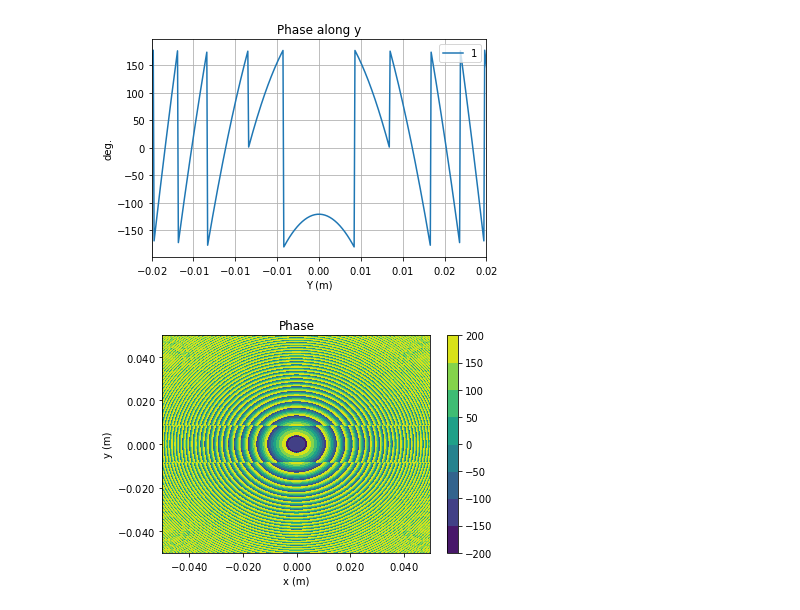
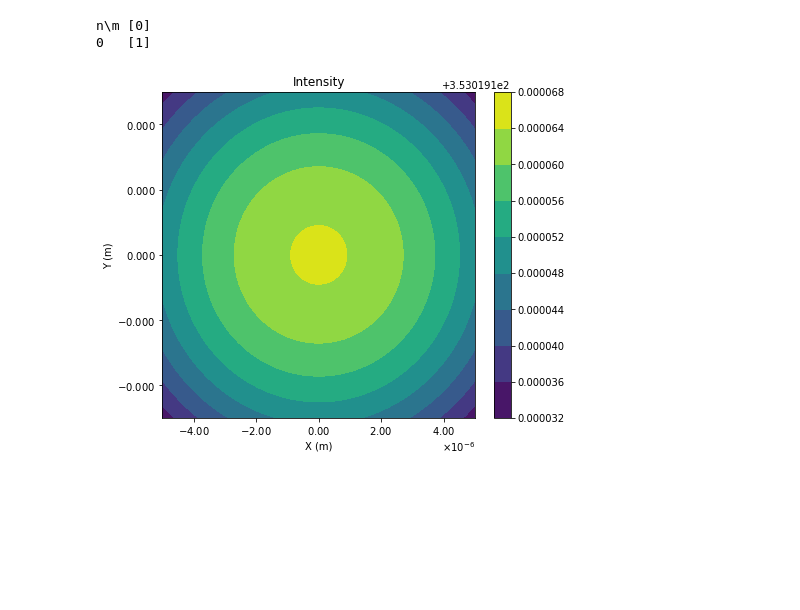
Before and after one commit to Edwards-Paul/Python-HG-Modes, a Jupyter notebook: HG Modes/Testing.ipynb, the cells around one changed output. Cells and saved outputs as stored; diff of their text form; code cells hidden in the pictures; blank space fills up the shorter version.

Commit message:
Plots and calc2, calc1 gouy
-calc2 plots
-calc1 gouy

```diff
--- a/HG Modes/Testing.ipynb
+++ b/HG Modes/Testing.ipynb
@@ -45,10 +37,18 @@ pl.PhaseSliceY(0,f2,xlim=[-0.02,0.02])
 # %%
 f4=pl.Calculate(params=pl.defaultParams,plane=pl.defaultPlane,modes=[(0,0,1)],z=50)
 # %%
-pl.PhaseSliceY(0,f4,xlim=[-0.02,0.02])
+#pl.PhaseSliceY(0,f4,xlim=[-0.02,0.02])
-# %% [output]
-[figure, removed]
 # %%
-pl.PhaseContour(f4)
+#pl.PhaseContour(f4)
-# %% [output]
-[figure, removed]
+# %%
+modes3=pl.Modes((0,0,1))
+pl.ShowModes(modes3)
+f9 = pl.Calculate(pl.defaultParams,pl.defaultPlane,modes3,100)
+
+pl.Contour(f9)
+
+b = pl.Plane(-0.2,0.2,1000,-0.2,0.2,1000)
+# %% [output]
+n\m [0]
+0   [1]
+[figure, added]
```
Also changed, not shown: parts of 12 cells of this notebook, 3 other files.
